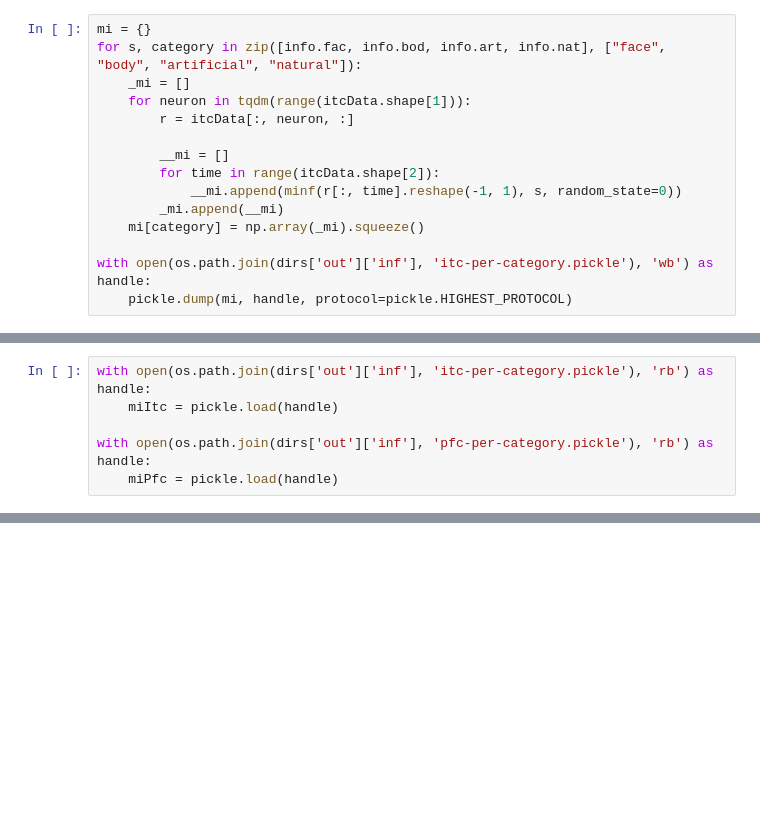
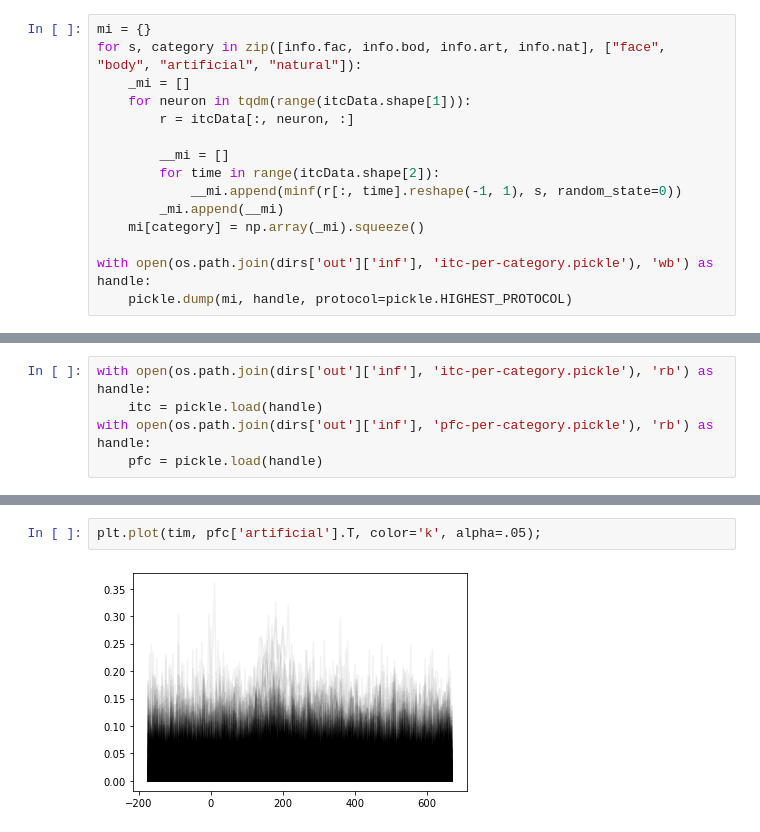
Before and after one commit to mohrabi/sua-categorical-representation, a Jupyter notebook: inf/mutual_information.ipynb, the cells around one changed output, grey strips where cells are left out. Drawn from its saved outputs; the diff is of its cells as text; blank space fills up the shorter version.

```diff
--- a/inf/mutual_information.ipynb
+++ b/inf/mutual_information.ipynb
@@ -130,6 +92,5 @@ sns.despine()
 # %%
 with open(os.path.join(dirs['out']['inf'], 'itc-per-category.pickle'), 'rb') as handle:
-    miItc = pickle.load(handle)
-
+    itc = pickle.load(handle)
 with open(os.path.join(dirs['out']['inf'], 'pfc-per-category.pickle'), 'rb') as handle:
-    miPfc = pickle.load(handle)
+    pfc = pickle.load(handle)
@@ -174,0 +179,4 @@ np.c_[ITC, PFC].shape
+# %%
+plt.plot(tim, pfc['artificial'].T, color='k', alpha=.05);
+# %% [output]
+[figure, added]
```
Also changed, not shown: parts of 14 cells of this notebook, 8 other files.
